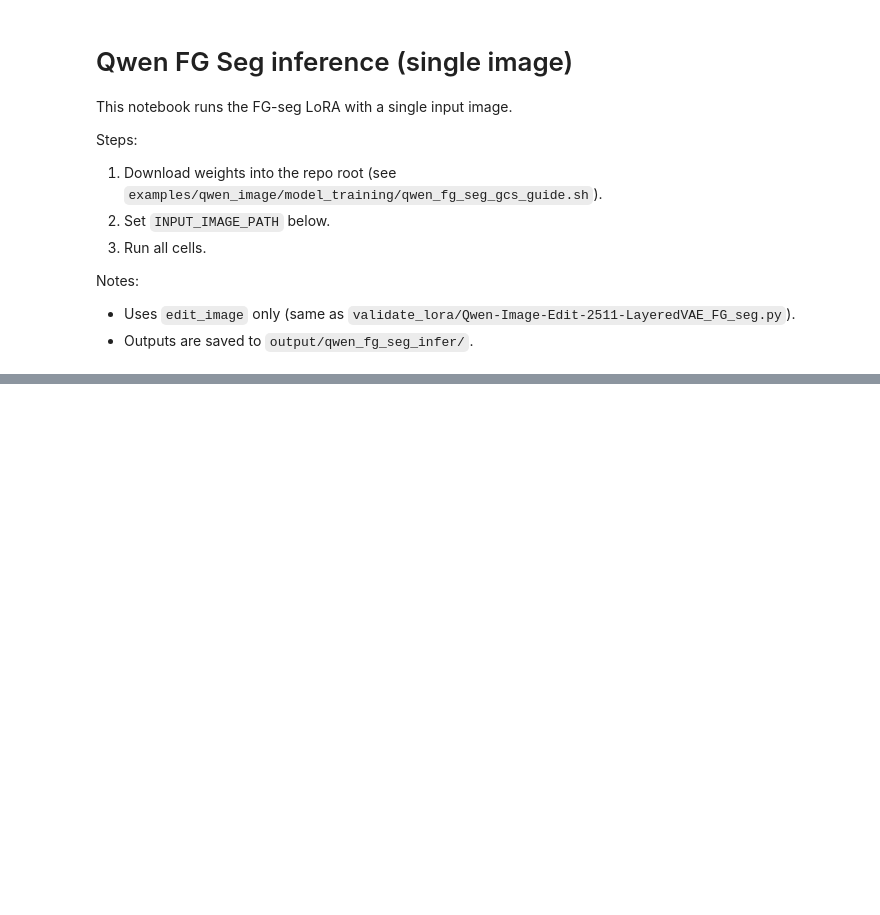
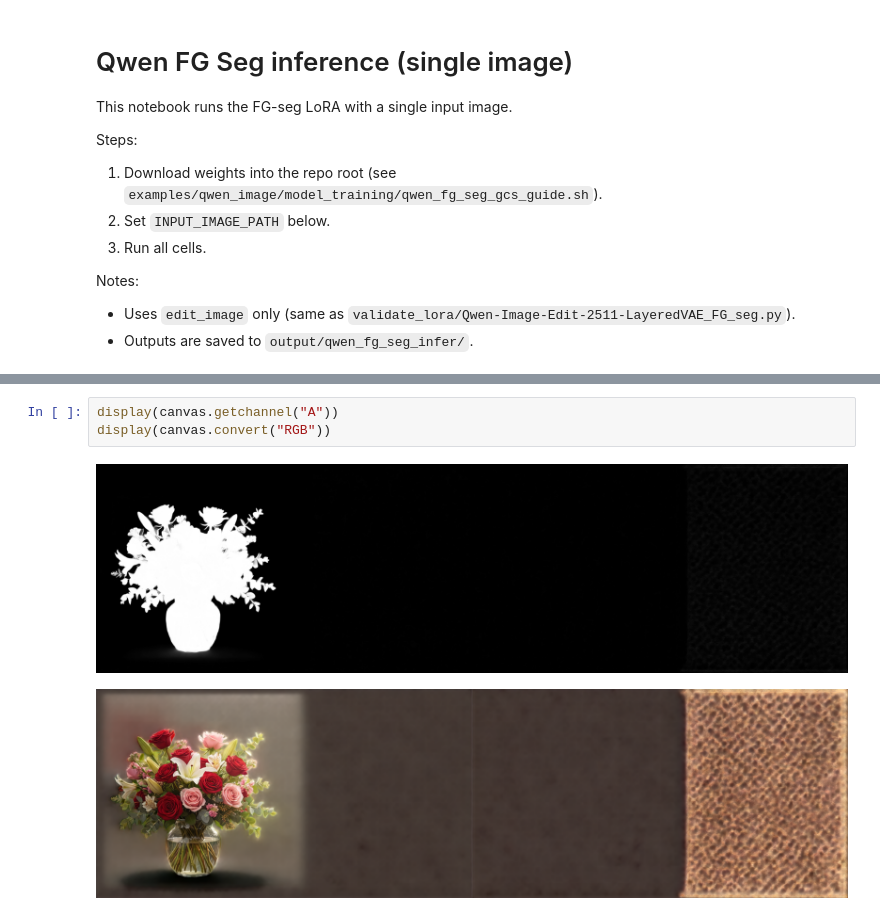
Before and after one commit to jaejung-dev/DiffSynth-Studio, a Jupyter notebook: notebook/qwen-fg-seg.ipynb, the cells around one changed output, grey strips where cells are left out. Saved outputs shown, nothing was run; the diff lists cells and outputs as text; blank space fills up the shorter version.

```diff
--- a/notebook/qwen-fg-seg.ipynb
+++ b/notebook/qwen-fg-seg.ipynb
@@ -149,0 +194,6 @@ display(canvas)
+# %%
+display(canvas.getchannel("A"))
+display(canvas.convert("RGB"))
+# %% [output]
+[figure, added]
+[figure, added]
```
Also changed, not shown: parts of 3 cells of this notebook, 9 other files.
